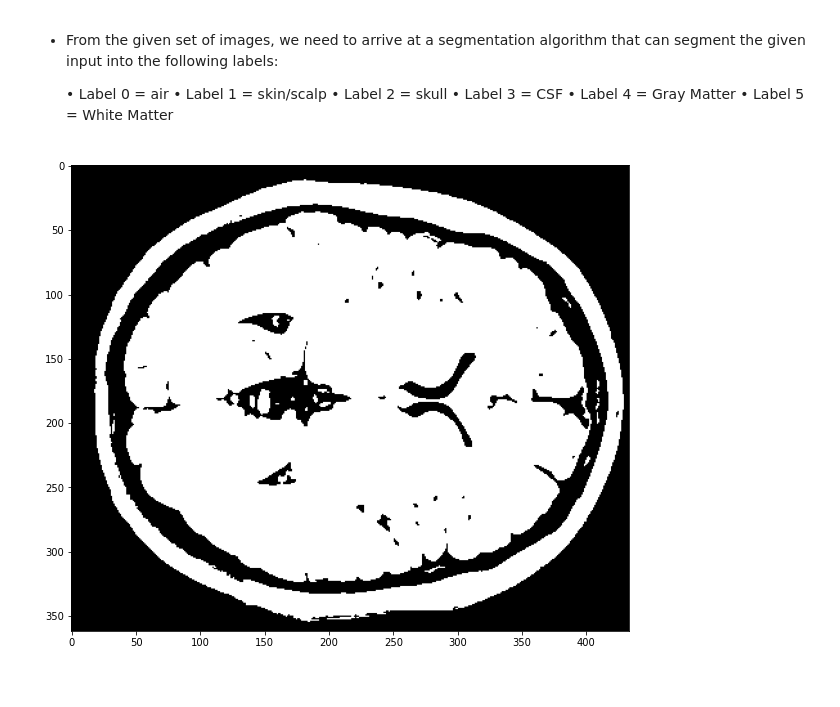
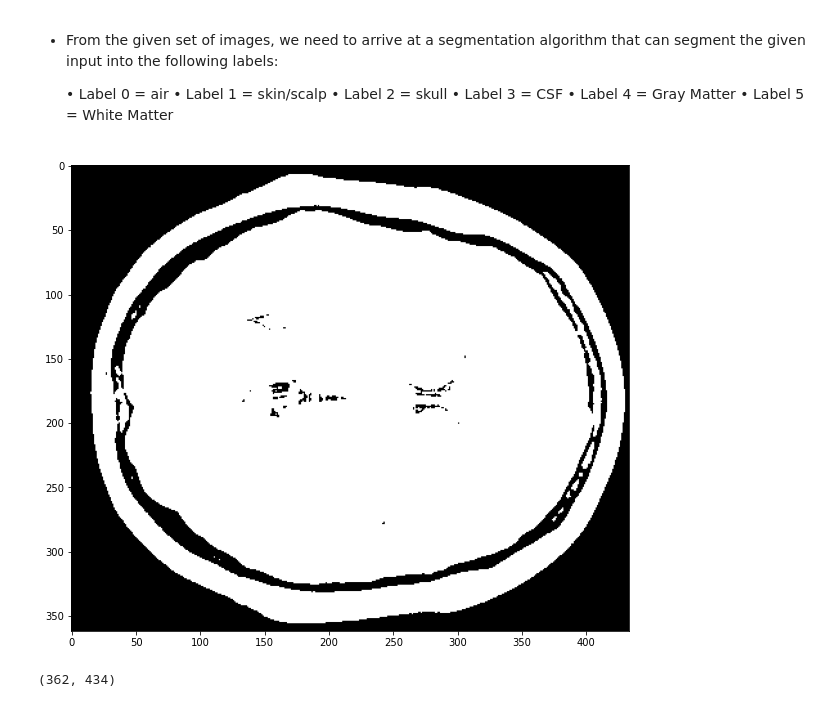
Before and after one commit to Sreekiranar/bham_cvcw, a Jupyter notebook: SXA1508_Computer_Vision_Course_work.ipynb, the cells around one changed output. Drawn from its saved outputs; the diff is of its cells as text; code cells hidden in the pictures.

```diff
--- a/SXA1508_Computer_Vision_Course_work.ipynb
+++ b/SXA1508_Computer_Vision_Course_work.ipynb
@@ -60,7 +75,7 @@ def show_image(image,cmap = 'gray',fig_size = 10):
 ### input image
 # %%
 
-input_image = cv2.imread(os.path.join(data_folder,'0_image.jpg'))
+input_image = cv2.imread(os.path.join(data_folder,'0_image.jpg'),cv2.IMREAD_UNCHANGED)
 show_image(input_image)
 # %% [output]
 [figure]
@@ -84,7 +107,11 @@ show_image(label_image)
 # %%
 #### basic Thresholding
 
-th, dst = cv2.threshold(input_image, 70, 255, cv2.THRESH_BINARY)
+th, dst = cv2.threshold(input_image, 40, 255, cv2.THRESH_BINARY)
 show_image(dst)
 # %% [output]
-[figure, old version]
+[figure, new version]
+# %%
+dst.shape
+# %% [output]
+(362, 434)
```
Also changed, not shown: parts of 24 cells of this notebook.
